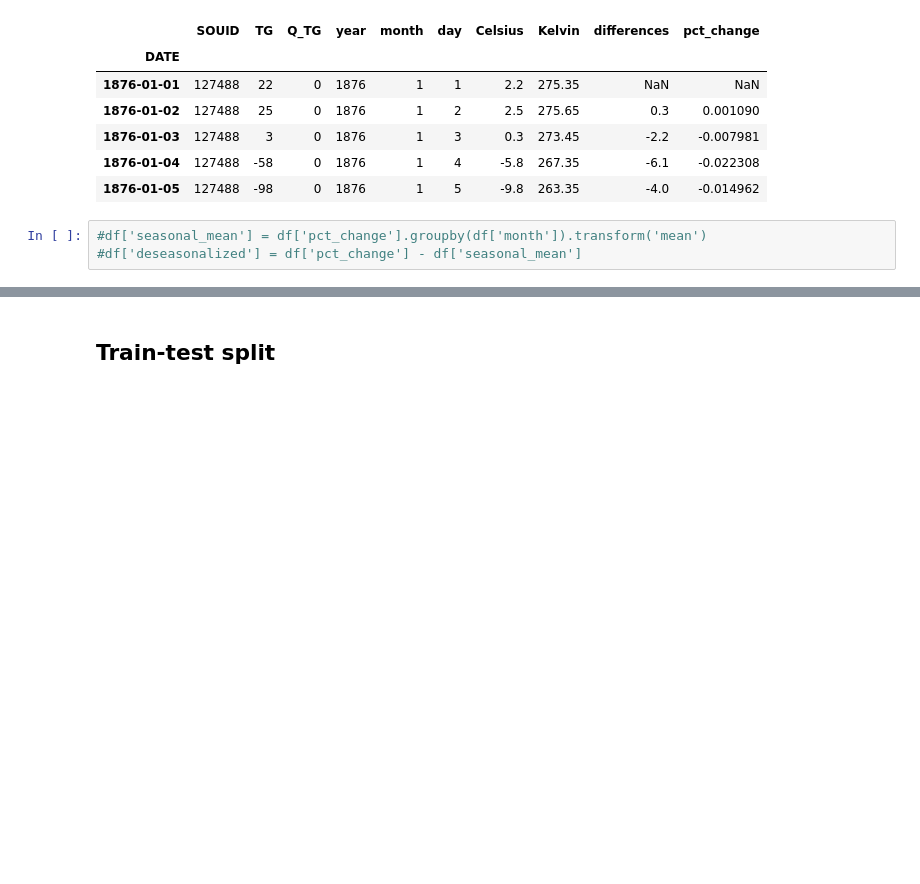
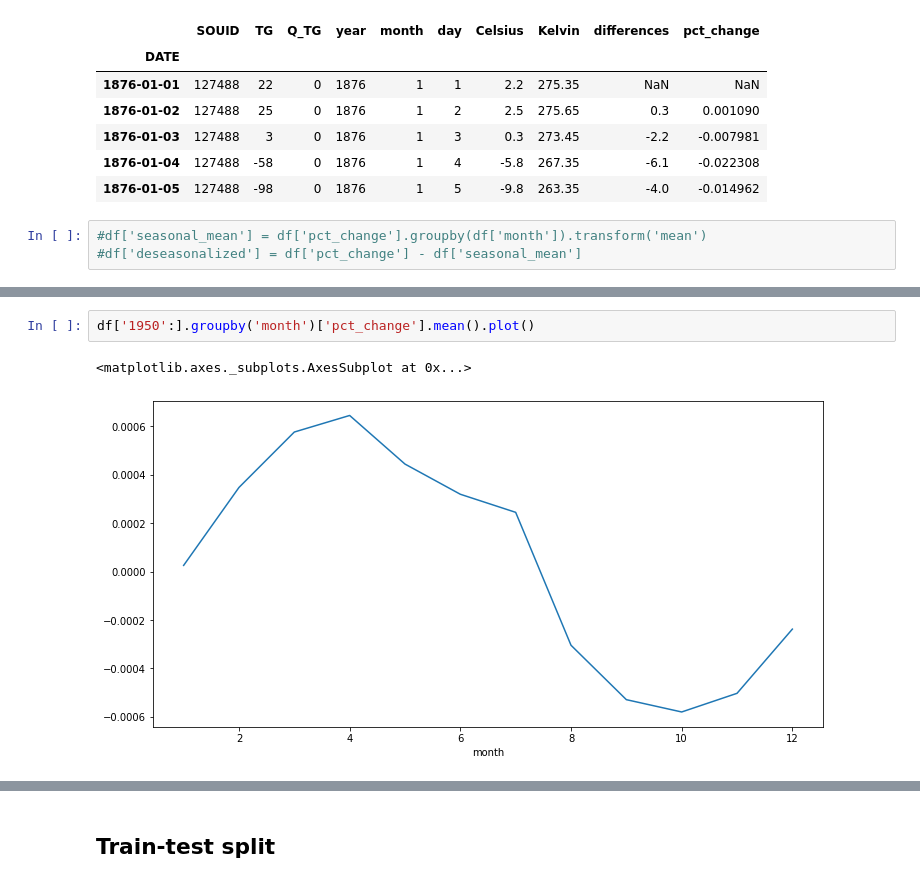
Before and after one commit to Basmatz/Spiced-bootcamp, a Jupyter notebook: week_05/Day1.ipynb, the cells around one changed output, grey strips where cells are left out. Saved outputs shown, nothing was run; the diff lists cells and outputs as text; blank space fills up the shorter version.

```diff
--- a/week_05/Day1.ipynb
+++ b/week_05/Day1.ipynb
@@ -55,0 +61,5 @@ df.Celsius['1950':].diff().plot()
+# %%
+df['1950':].groupby('month')['pct_change'].mean().plot()
+# %% [output]
+<matplotlib.axes._subplots.AxesSubplot at 0x...>
+[figure, added]
```
Also changed, not shown: parts of 5 cells of this notebook, 3 other files.
